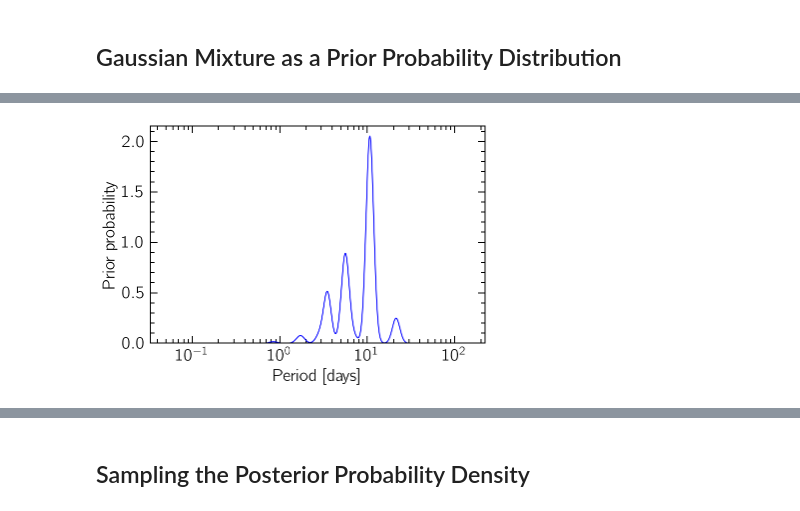
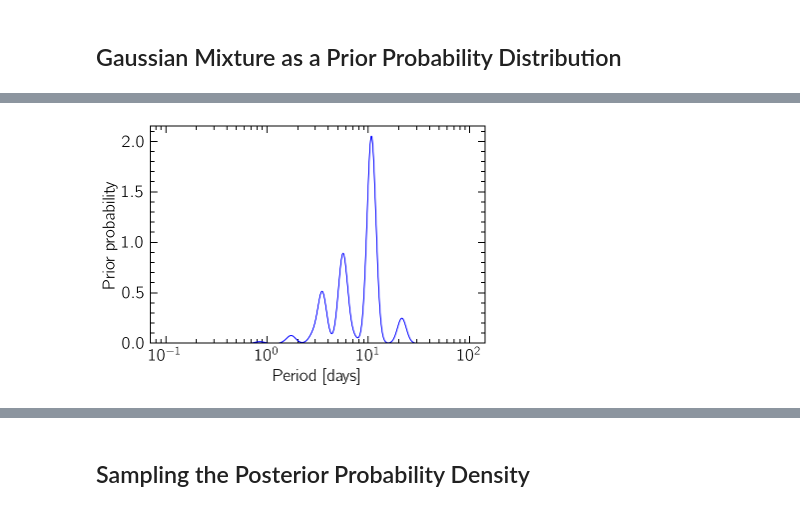
Before and after one commit to dioph/periodicity, a Jupyter notebook: docs/tutorials/fastgp.ipynb, the cells around one changed output, grey strips where cells are left out. Saved outputs shown, nothing was run; the diff lists cells and outputs as text; code cells hidden in the pictures.

```diff
--- a/docs/tutorials/fastgp.ipynb
+++ b/docs/tutorials/fastgp.ipynb
@@ -28,0 +46,4 @@ np.random.seed(42)
+# %%
+time, flux, flux_err = SpottedStar()
+signal = TSeries(time, flux)
+model = HarmonicGP(signal, flux_err)
@@ -37,10 +86,12 @@ model.prior = make_gaussian_prior(time, flux)
 # %%
-log_periods = np.linspace(-3, 5, 1000)
-prior_probs = model.prior(log_periods)
-plt.plot(np.exp(log_periods), prior_probs, 'b')
+prior = make_gaussian_prior(signal)
+
+periods = np.logspace(-1, 2, 1000)
+prior_probs = prior(np.log(periods))
+plt.plot(periods, prior_probs, "b")
 plt.xlabel("Period [days]")
 plt.ylabel("Prior probability")
 plt.ylim(0)
-plt.xscale('log')
+plt.xscale("log");
 # %% [output]
-[figure, old version]
+[figure, new version]
```
Also changed, not shown: parts of 29 cells of this notebook, 2 other files.
